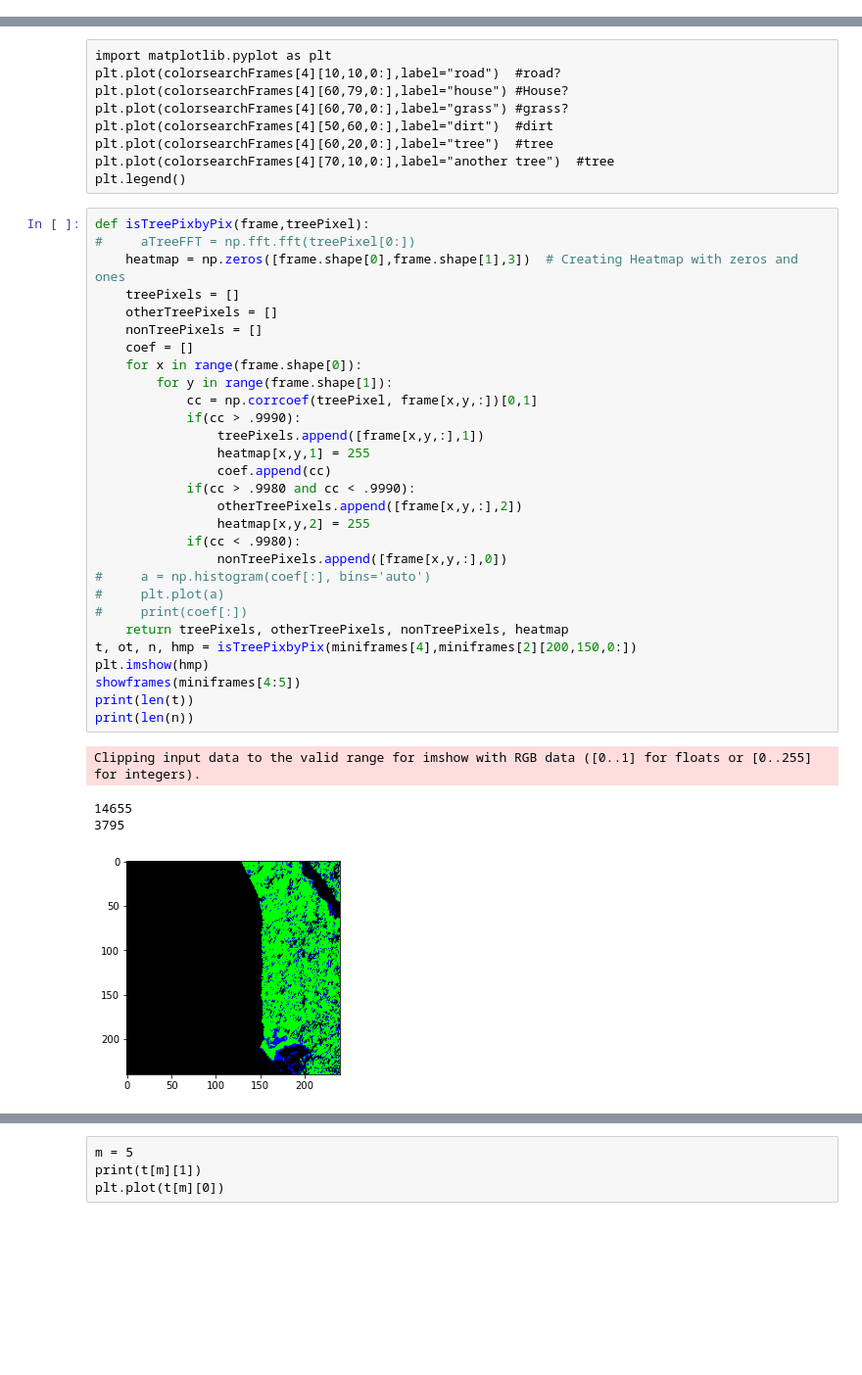
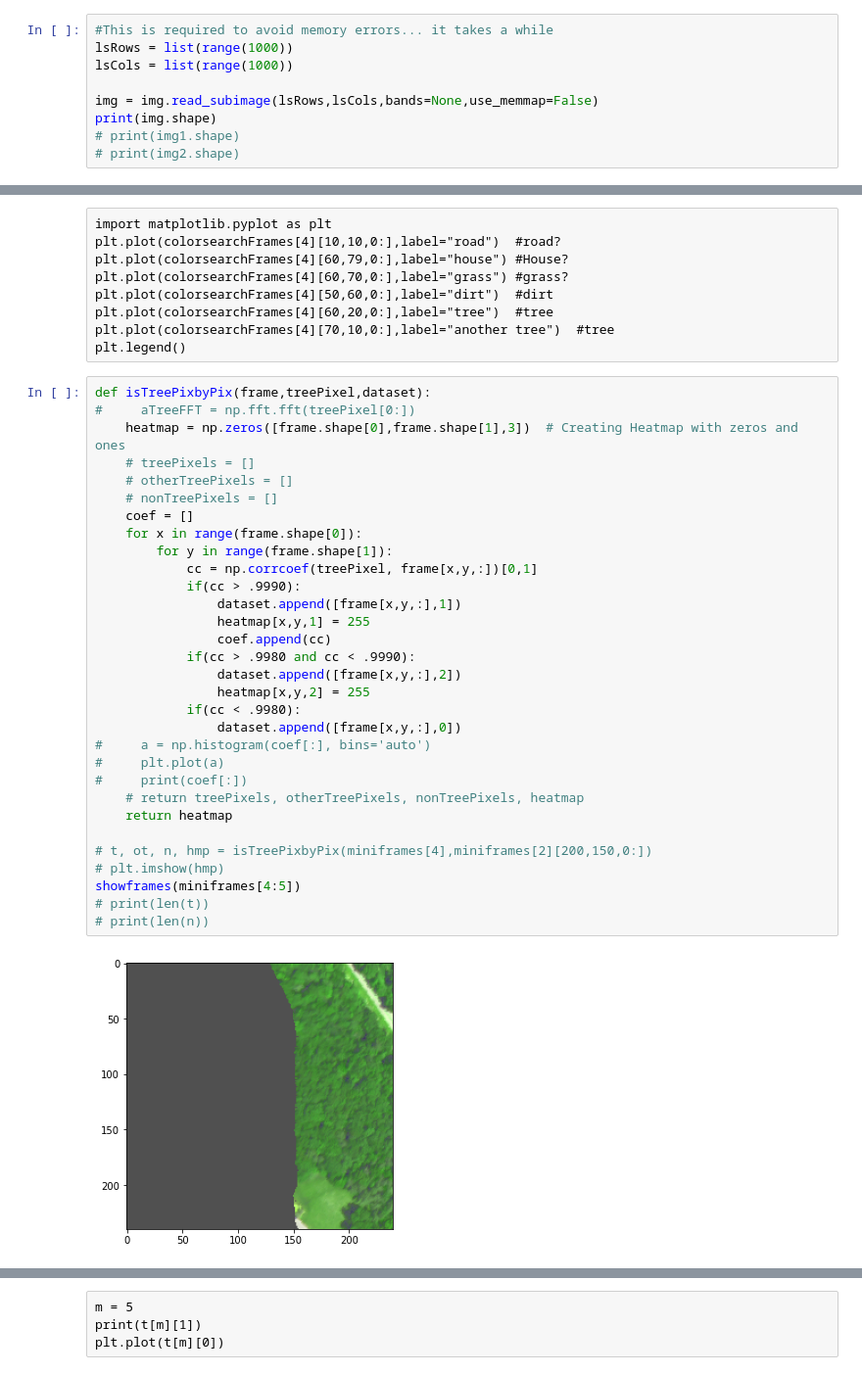
Before and after one commit to KopiousKarp/UD_ELEG404_TreeProject, a Jupyter notebook: DataMining.ipynb, the cells around one changed output, grey strips where cells are left out. Shown at 98% size. Drawn from its saved outputs; the diff is of its cells as text; blank space fills up the shorter version.

```diff
--- a/DataMining.ipynb
+++ b/DataMining.ipynb
@@ -70,0 +51,9 @@ print(img2[500,700,6])
+# %%
+#This is required to avoid memory errors... it takes a while
+lsRows = list(range(1000))
+lsCols = list(range(1000))
+
+img = img.read_subimage(lsRows,lsCols,bands=None,use_memmap=False)
+print(img.shape)
+# print(img1.shape)
+# print(img2.shape)
@@ -189,36 +188,35 @@ plt.plot(colorsearchFrames[4][60,20,0:],label="tree")  #tree
 plt.plot(colorsearchFrames[4][70,10,0:],label="another tree")  #tree
 plt.legend()
 # %%
-def isTreePixbyPix(frame,treePixel):
+def isTreePixbyPix(frame,treePixel,dataset):
 #     aTreeFFT = np.fft.fft(treePixel[0:])
     heatmap = np.zeros([frame.shape[0],frame.shape[1],3])  # Creating Heatmap with zeros and ones
-    treePixels = []
-    otherTreePixels = []
-    nonTreePixels = []
+    # treePixels = []
+    # otherTreePixels = []
+    # nonTreePixels = []
     coef = []
     for x in range(frame.shape[0]):
         for y in range(frame.shape[1]):
             cc = np.corrcoef(treePixel, frame[x,y,:])[0,1]
             if(cc > .9990):
-                treePixels.append([frame[x,y,:],1])
+                dataset.append([frame[x,y,:],1])
                 heatmap[x,y,1] = 255
                 coef.append(cc)
             if(cc > .9980 and cc < .9990):
-                otherTreePixels.append([frame[x,y,:],2])
+                dataset.append([frame[x,y,:],2])
                 heatmap[x,y,2] = 255
             if(cc < .9980):
-                nonTreePixels.append([frame[x,y,:],0])
+                dataset.append([frame[x,y,:],0])
 #     a = np.histogram(coef[:], bins='auto')
 #     plt.plot(a)
 #     print(coef[:])
-    return treePixels, otherTreePixels, nonTreePixels, heatmap
-t, ot, n, hmp = isTreePixbyPix(miniframes[4],miniframes[2][200,150,0:])
-plt.imshow(hmp)
+    # return treePixels, otherTreePixels, nonTreePixels, heatmap
+    return heatmap
+
+# t, ot, n, hmp = isTreePixbyPix(miniframes[4],miniframes[2][200,150,0:])
+# plt.imshow(hmp)
 showframes(miniframes[4:5])
-print(len(t))
-print(len(n))
+# print(len(t))
+# print(len(n))
 # %% [output]
-Clipping input data to the valid range for imshow with RGB data ([0..1] for floats or [0..255] for integers).
-14655
-3795
-[figure, old version]
+[figure, new version]
```
Also changed, not shown: parts of 10 cells of this notebook.
